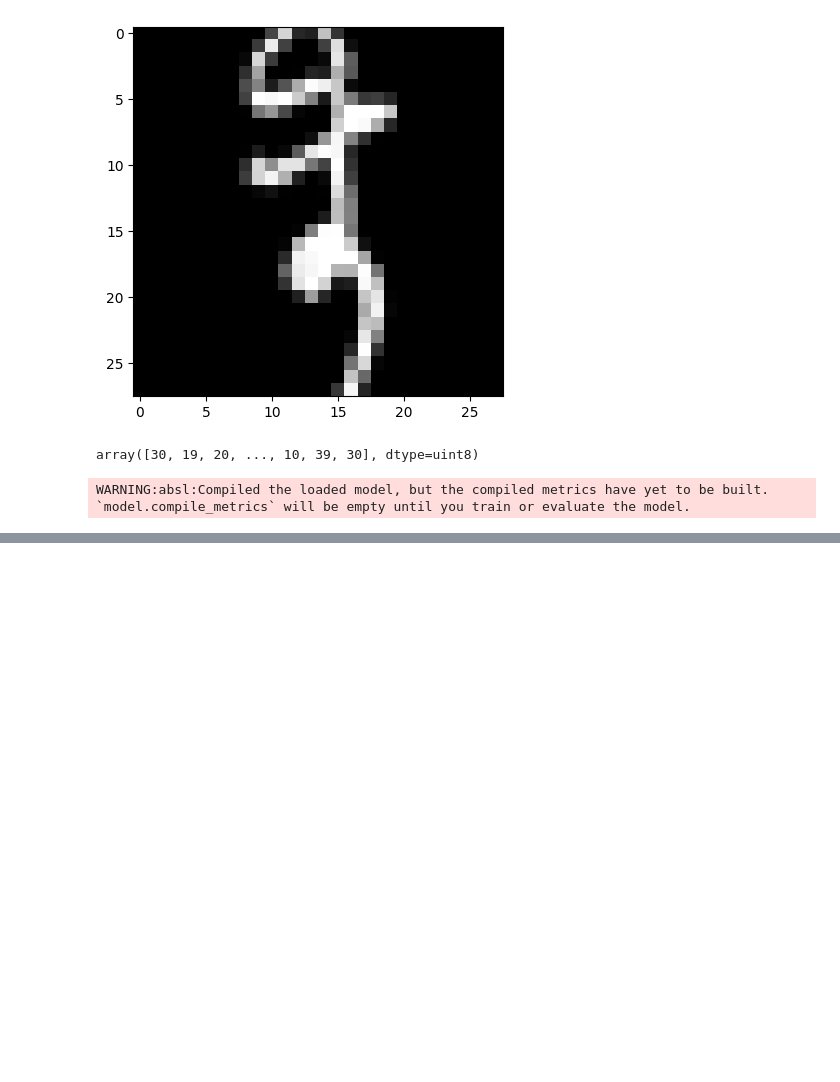
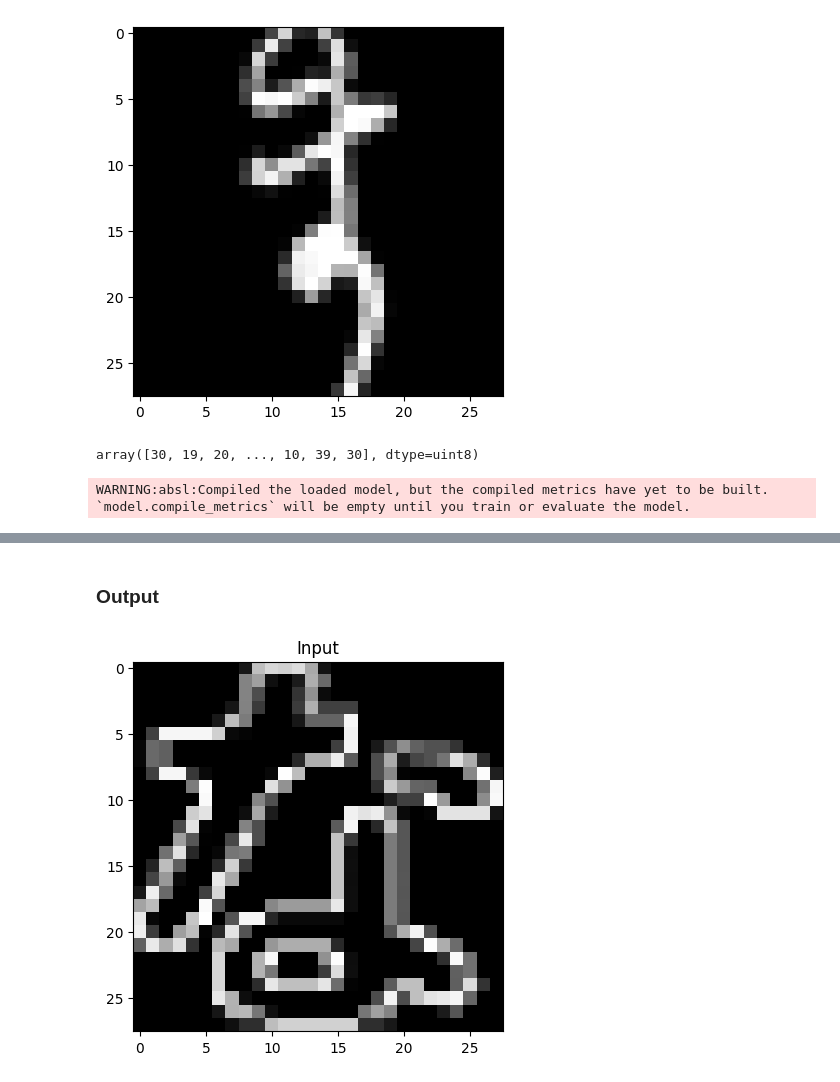
Before and after one commit to prausela/image-processing, a Jupyter notebook: tp_final/predict.ipynb, the cells around one changed output, grey strips where cells are left out. Cells and saved outputs as stored; diff of their text form; code cells hidden in the pictures; blank space fills up the shorter version.

Commit message:
feat: prediction with img output

```diff
--- a/tp_final/predict.ipynb
+++ b/tp_final/predict.ipynb
@@ -33,0 +110,19 @@ model.predict()
+# %% [markdown]
+### Output
+# %%
+# target = sections[7]
+target = sections[15]
+# %%
+section = cv2.resize(target, (28, 28))
+plt.imshow(section, cmap="grey")
+plt.title("Input")
+plt.show()
+
+section = section.astype('float32')
+section /= 255
+
+predictions = model.predict(np.array([section]))
+prediction = predictions.argmax()
+print(f"Predicted class: {prediction}")
+# %% [output]
+[figure, added]
```
Also changed, not shown: parts of 19 cells of this notebook.
